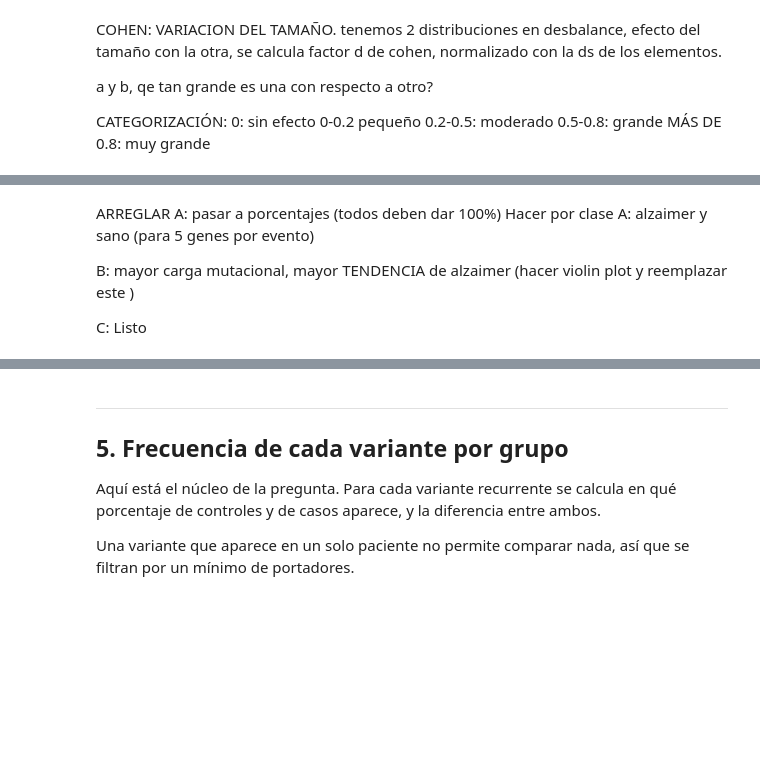
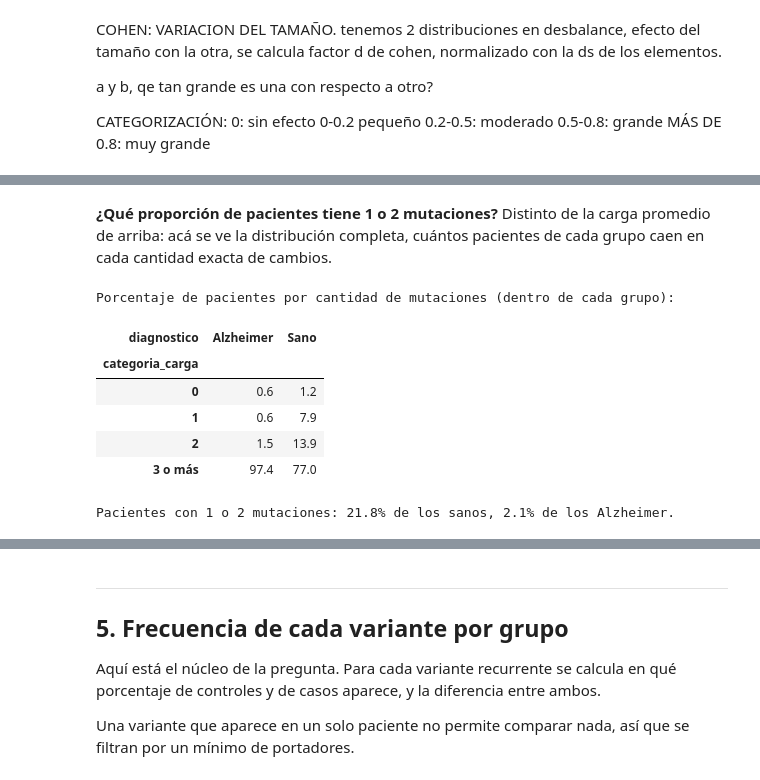
Before and after one commit to HisokaMorow1/intr_2026_trabajo_final, a Jupyter notebook: notebooks/02_gene_sequences.ipynb, the cells around one changed output, grey strips where cells are left out. Cells and saved outputs as stored; diff of their text form; code cells hidden in the pictures; blank space fills up the shorter version.

```diff
--- a/notebooks/02_gene_sequences.ipynb
+++ b/notebooks/02_gene_sequences.ipynb
@@ -710,7 +736,36 @@ plt.show()
-# %% [markdown]
-ARREGLAR A: pasar a porcentajes (todos deben dar 100%)
-Hacer por clase A: alzaimer y sano (para 5 genes por evento)
-
-B: mayor carga mutacional, mayor TENDENCIA de alzaimer (hacer violin plot y reemplazar este )
-
-C: Listo
+# %% [markdown]
+**¿Qué proporción de pacientes tiene 1 o 2 mutaciones?** Distinto de la carga promedio de arriba: acá se ve la distribución completa, cuántos pacientes de cada grupo caen en cada cantidad exacta de cambios.
+# %%
+def categorizar_carga(n):
+    if n == 0:
+        return "0"
+    if n == 1:
+        return "1"
+    if n == 2:
+        return "2"
+    return "3 o más"
+
+carga["categoria_carga"] = carga["carga_total"].apply(categorizar_carga)
+
+orden_categorias = ["0", "1", "2", "3 o más"]
+distribucion_carga = (pd.crosstab(carga["categoria_carga"], carga["diagnostico"],
+                                  normalize="columns") * 100
+                      ).reindex(orden_categorias).round(1)
+
+guardar_tabla(distribucion_carga.reset_index(), "distribucion_carga_por_paciente")
+print("Porcentaje de pacientes por cantidad de mutaciones (dentro de cada grupo):")
+display(distribucion_carga)
+
+pct_1_2_sano = distribucion_carga.loc[["1", "2"], "Sano"].sum()
+pct_1_2_alz = distribucion_carga.loc[["1", "2"], "Alzheimer"].sum()
+print(f"\nPacientes con 1 o 2 mutaciones: {pct_1_2_sano:.1f}% de los sanos, "
+      f"{pct_1_2_alz:.1f}% de los Alzheimer.")
+# %% [output]
+Porcentaje de pacientes por cantidad de mutaciones (dentro de cada grupo):
+| diagnostico | Alzheimer | Sano |
+| categoria_carga |  |  |
+| 0 | 0.6 | 1.2 |
+| 1 | 0.6 | 7.9 |
+| 2 | 1.5 | 13.9 |
+| 3 o más | 97.4 | 77.0 |
+Pacientes con 1 o 2 mutaciones: 21.8% de los sanos, 2.1% de los Alzheimer.
```
Also changed, not shown: parts of 11 cells of this notebook, 3 other files.
